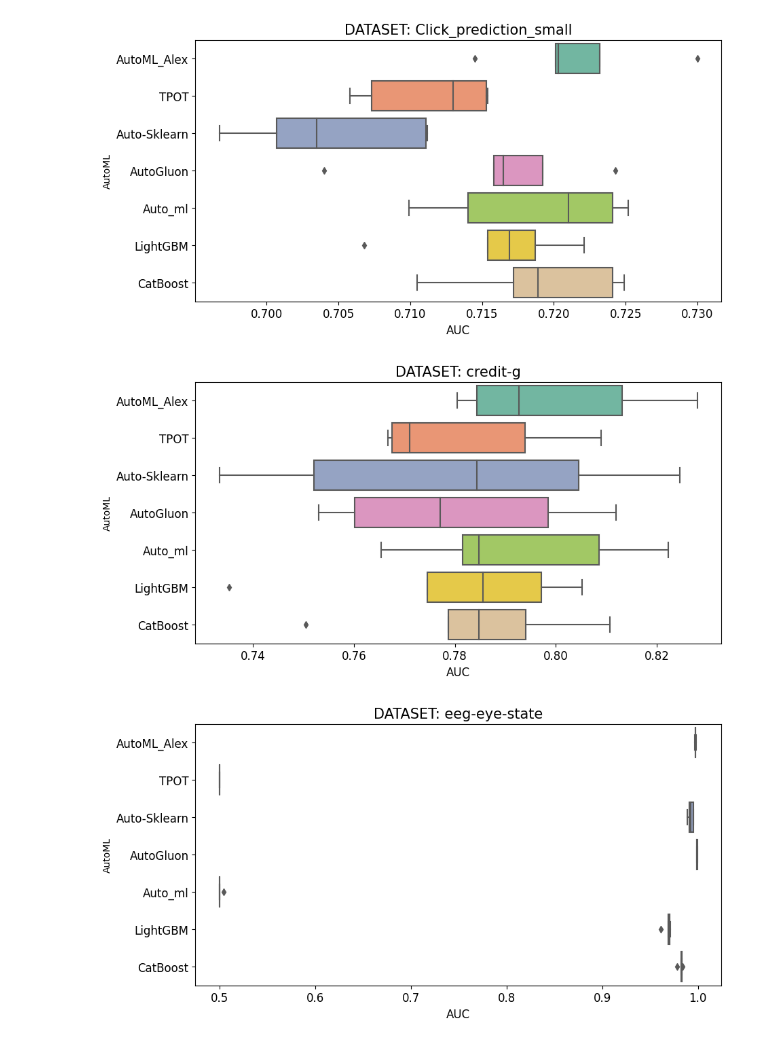
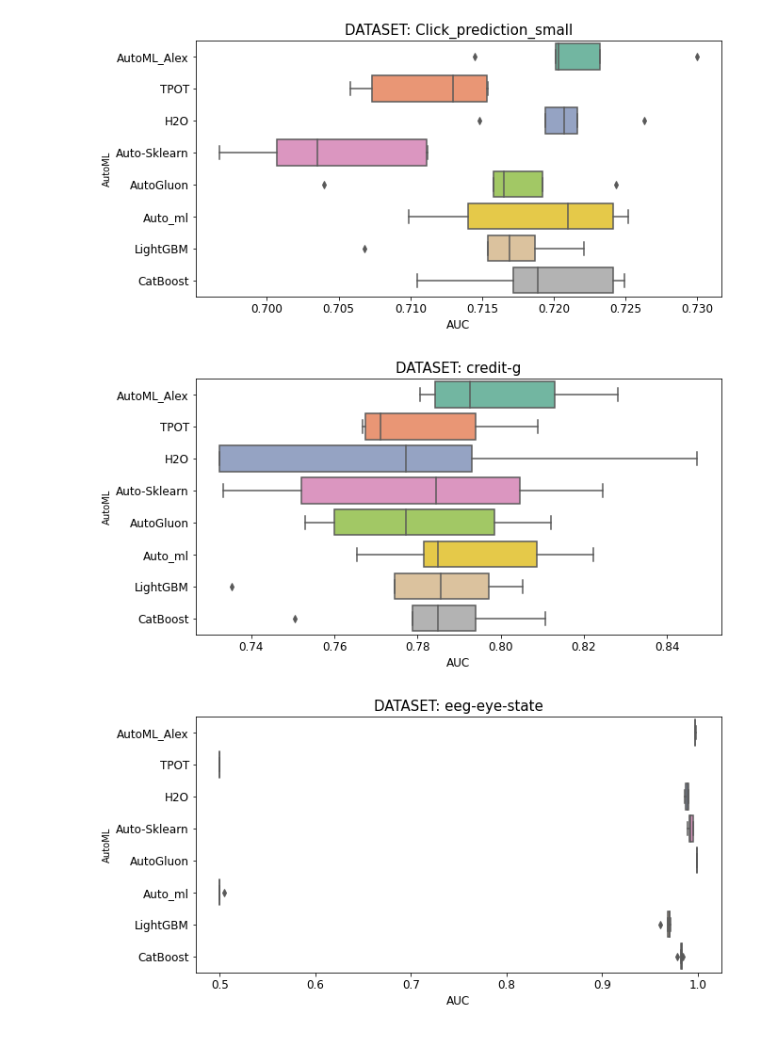
Before and after one commit to Alex-Lekov/AutoML-Benchmark, a Jupyter notebook: binary-classification/bench_v1.ipynb, the cells around one changed output. Drawn from its saved outputs; the diff is of its cells as text; code cells hidden in the pictures.

```diff
--- a/binary-classification/bench_v1.ipynb
+++ b/binary-classification/bench_v1.ipynb
@@ -22,7 +22,7 @@ dataset_names = [
 auto_ml_names = [
     'automl_alex',
     'tpot',
-    #'h2o',
+    'h2o',
     'autosklearn',
     'autogluon',
     'Auto_ml',
@@ -66,7 +66,7 @@ for metric in metrics:
         all_df.columns = [
             'AutoML_Alex',
              'TPOT',
-        #'H2O',
+        'H2O',
         'Auto-Sklearn',
         'AutoGluon',
         'Auto_ml',
@@ -114,3 +114,3 @@ autosklearn       0.014542
-[figure, old version]
+[figure, new version]
-[figure, old version]
+[figure, new version]
-[figure, old version]
+[figure, new version]
```
Also changed, not shown: parts of 3 cells of this notebook, 18 other files.
